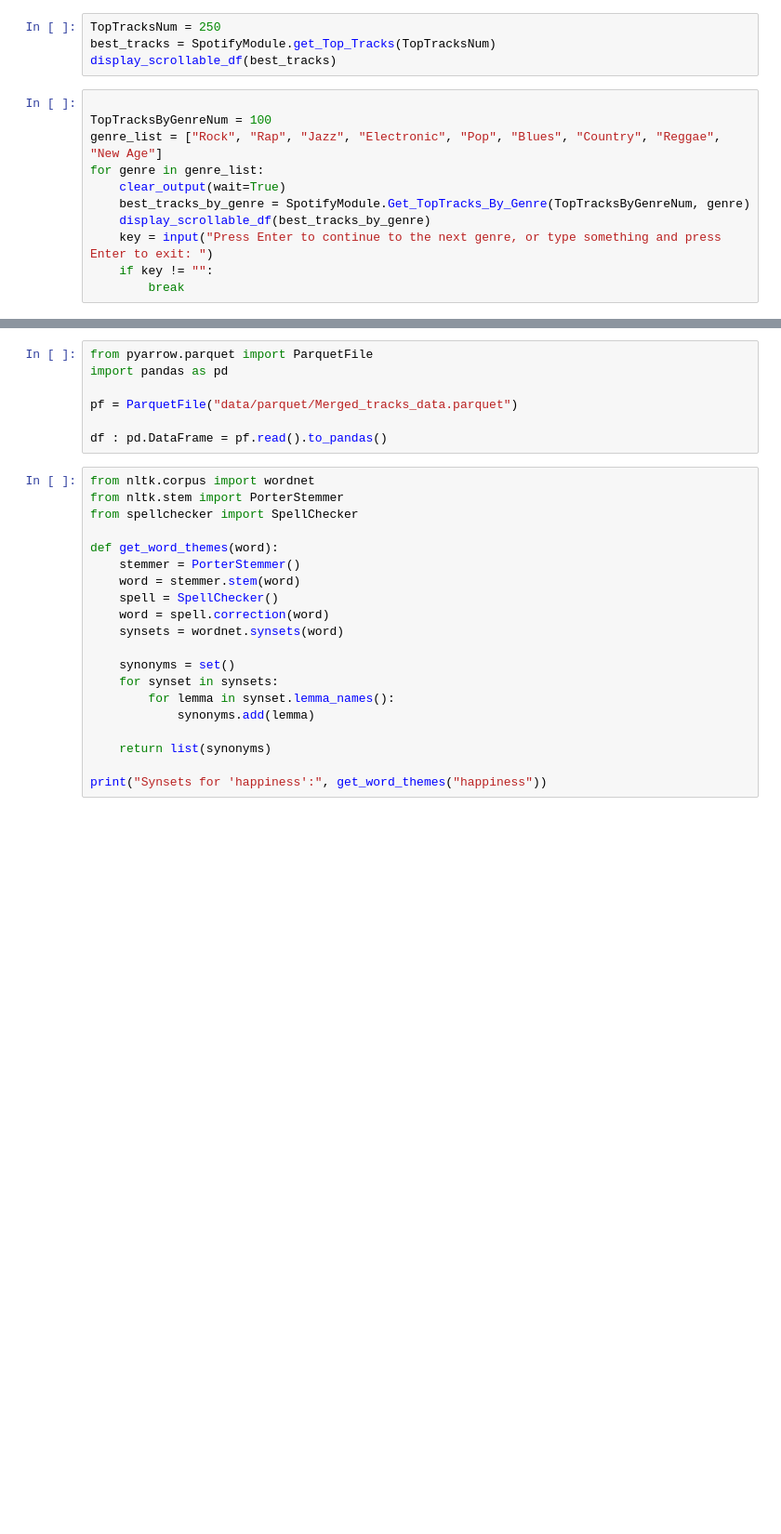
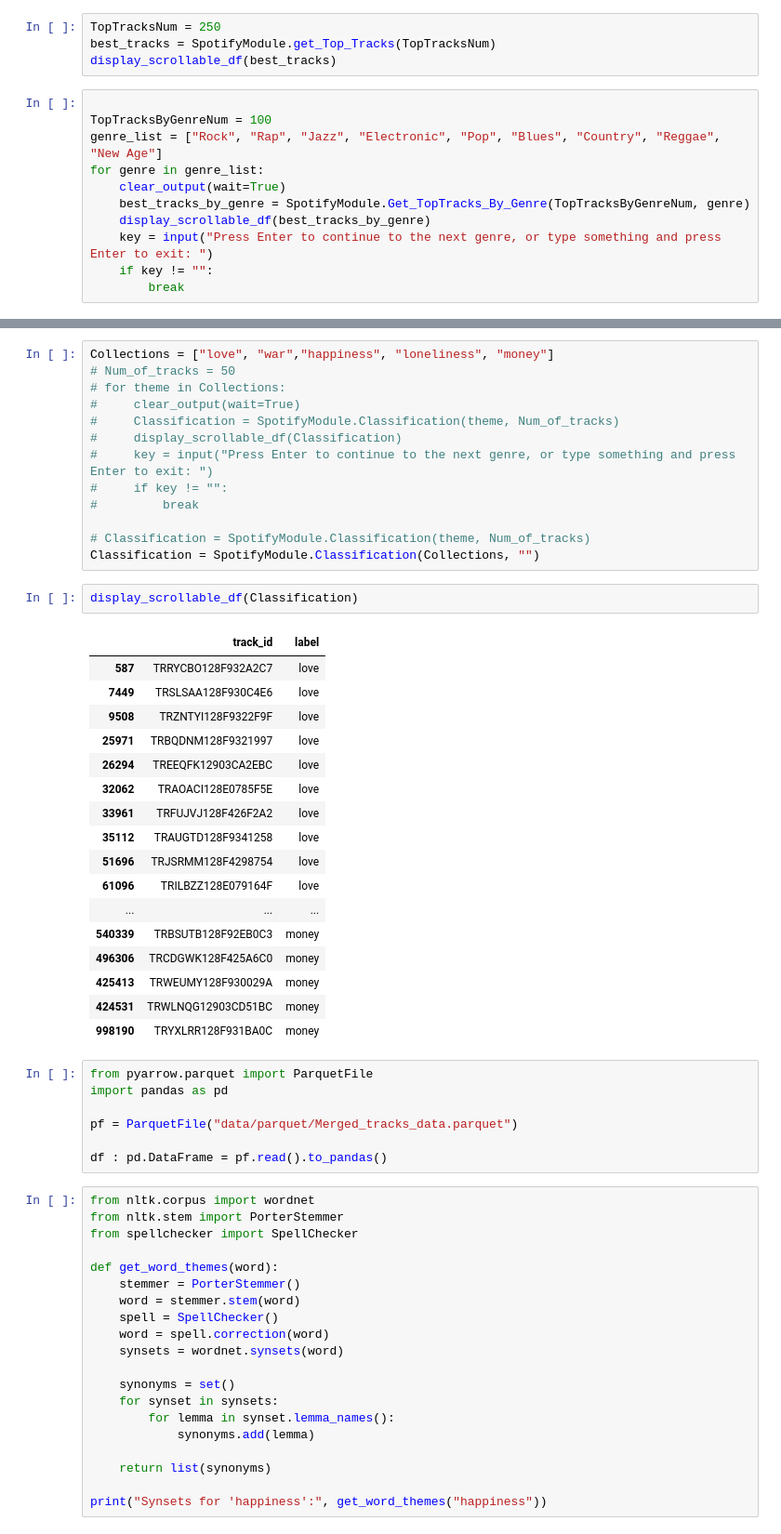
Before and after one commit to sboof911/MySpotify, a Jupyter notebook: MySpotify.ipynb, the cells around one changed output, grey strips where cells are left out. Shown at 93% size. Saved outputs shown, nothing was run; the diff lists cells and outputs as text; blank space fills up the shorter version.

```diff
--- a/MySpotify.ipynb
+++ b/MySpotify.ipynb
@@ -72,3 +84,36 @@ for theme in Collections:
+# %%
+Collections = ["love", "war","happiness", "loneliness", "money"]
+# Num_of_tracks = 50
+# for theme in Collections:
+#     clear_output(wait=True)
+#     Classification = SpotifyModule.Classification(theme, Num_of_tracks)
+#     display_scrollable_df(Classification)
+#     key = input("Press Enter to continue to the next genre, or type something and press Enter to exit: ")
+#     if key != "":
+#         break
+
+# Classification = SpotifyModule.Classification(theme, Num_of_tracks)
+Classification = SpotifyModule.Classification(Collections, "")
+# %%
+display_scrollable_df(Classification)
+# %% [output]
+|  | track_id | label |
+| 587 | TRRYCBO128F932A2C7 | love |
+| 7449 | TRSLSAA128F930C4E6 | love |
+| 9508 | TRZNTYI128F9322F9F | love |
+| 25971 | TRBQDNM128F9321997 | love |
+| 26294 | TREEQFK12903CA2EBC | love |
+| 32062 | TRAOACI128E0785F5E | love |
+| 33961 | TRFUJVJ128F426F2A2 | love |
+| 35112 | TRAUGTD128F9341258 | love |
+| 51696 | TRJSRMM128F4298754 | love |
+| 61096 | TRILBZZ128E079164F | love |
+| ... | ... | ... |
+| 540339 | TRBSUTB128F92EB0C3 | money |
+| 496306 | TRCDGWK128F425A6C0 | money |
+| 425413 | TRWEUMY128F930029A | money |
+| 424531 | TRWLNQG12903CD51BC | money |
+| 998190 | TRYXLRR128F931BA0C | money |
 # %%
 from pyarrow.parquet import ParquetFile
 import pandas as pd
```
Also changed, not shown: parts of 6 cells of this notebook, 3 other files.
